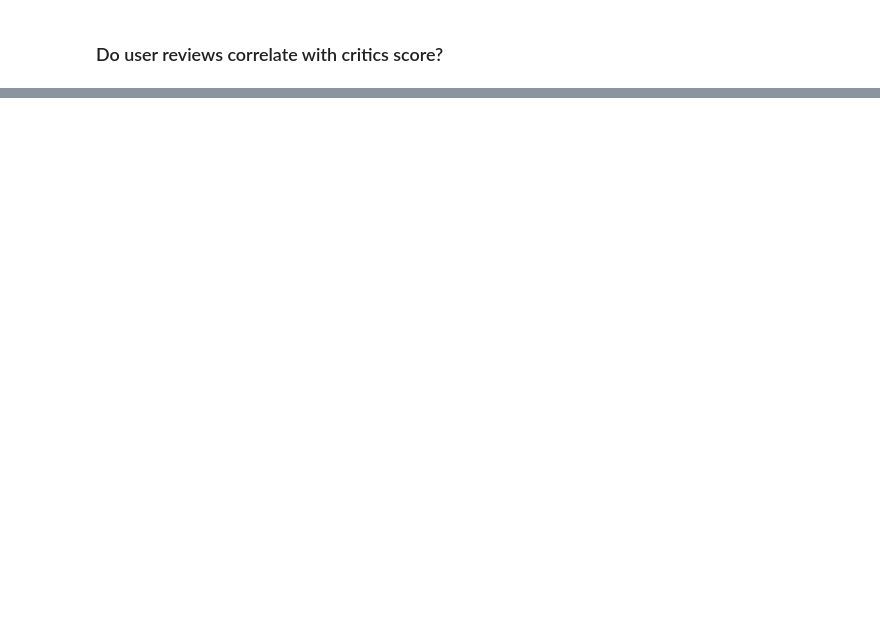
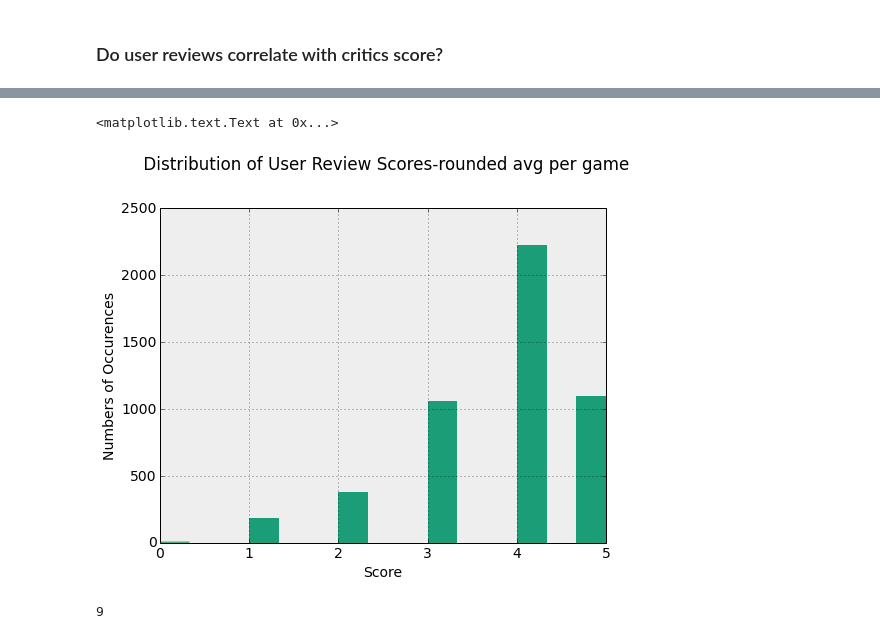
Before and after one commit to ameisner/ac209_project, a Jupyter notebook: gb_expl_analysis.ipynb, the cells around one changed output, grey strips where cells are left out. Cells and saved outputs as stored; diff of their text form; code cells hidden in the pictures; blank space fills up the shorter version.

```diff
--- a/gb_expl_analysis.ipynb
+++ b/gb_expl_analysis.ipynb
@@ -279,0 +343,9 @@ for reviewer in Rvw_list:
+# %%
+usr_rv_dict = {'Name': usr_g_names, 'User Review Score': usr_g_score, 'User Reviewer': usr_g_reviewer, 'Date of Review':usr_g_rv_date }
+
+from pandas import DataFrame
+
+usr_rv_frame = DataFrame(usr_rv_dict, columns = ['Name', 'User Review Score', 'User Reviewer', 'Date of Review'])
+
+# Defined as of November 18, 2014
+usr_rv_frame
@@ -279,0 +379,7 @@ for reviewer in Rvw_list:
+# %%
+## Data frame of average user review score per game
+
+#This averaging washes away the time and reviewer name data from the previous frame
+
+unique_rvs = usr_rv_frame.groupby('Name',as_index = False)['Name', 'User Review Score'].mean()
+unique_rvs.head()
@@ -279,0 +393,24 @@ for reviewer in Rvw_list:
+# %%
+# rounds the scores in the above fame to their nearest integer values
+discrete_score = list()
+for elem in list(unique_rvs['User Review Score']):
+    discrete_score.append(round(elem))
+# %%
+# Histogram distribution of average user review scores for each game (rounded)
+
+plt.figure(figsize=(8,6))
+n, bins, patches = plt.hist(discrete_score, 15)
+plt.title(" Distribution of User Review Scores-rounded avg per game", y =1.1)
+plt.xlabel("Score")
+plt.ylabel("Numbers of Occurences")
+# %% [output]
+<matplotlib.text.Text at 0x...>
+[figure, added]
+# %%
+i = 0
+for elem in discrete_score:
+    if elem == 0:
+        i = i+1
+i
+# %% [output]
+9
```
Also changed, not shown: parts of 15 cells of this notebook.
